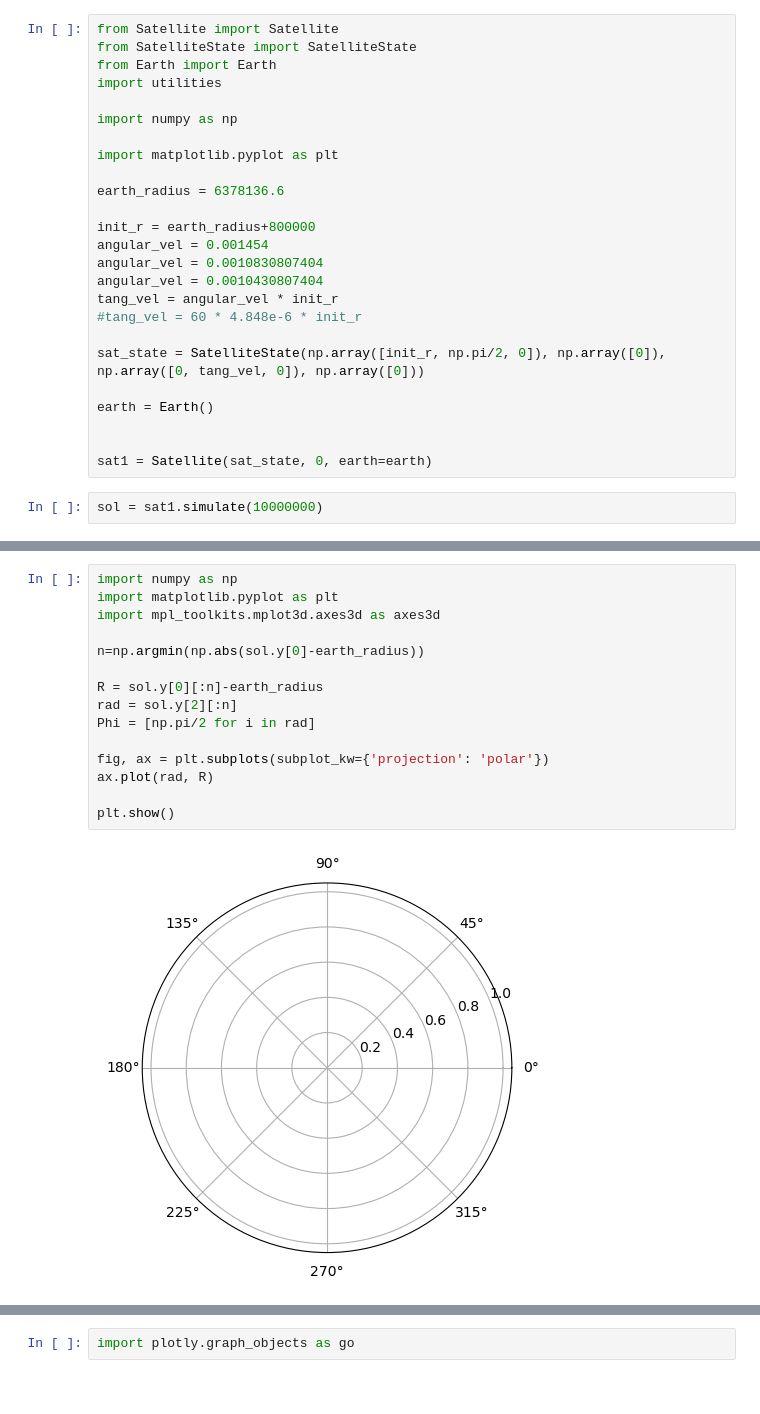
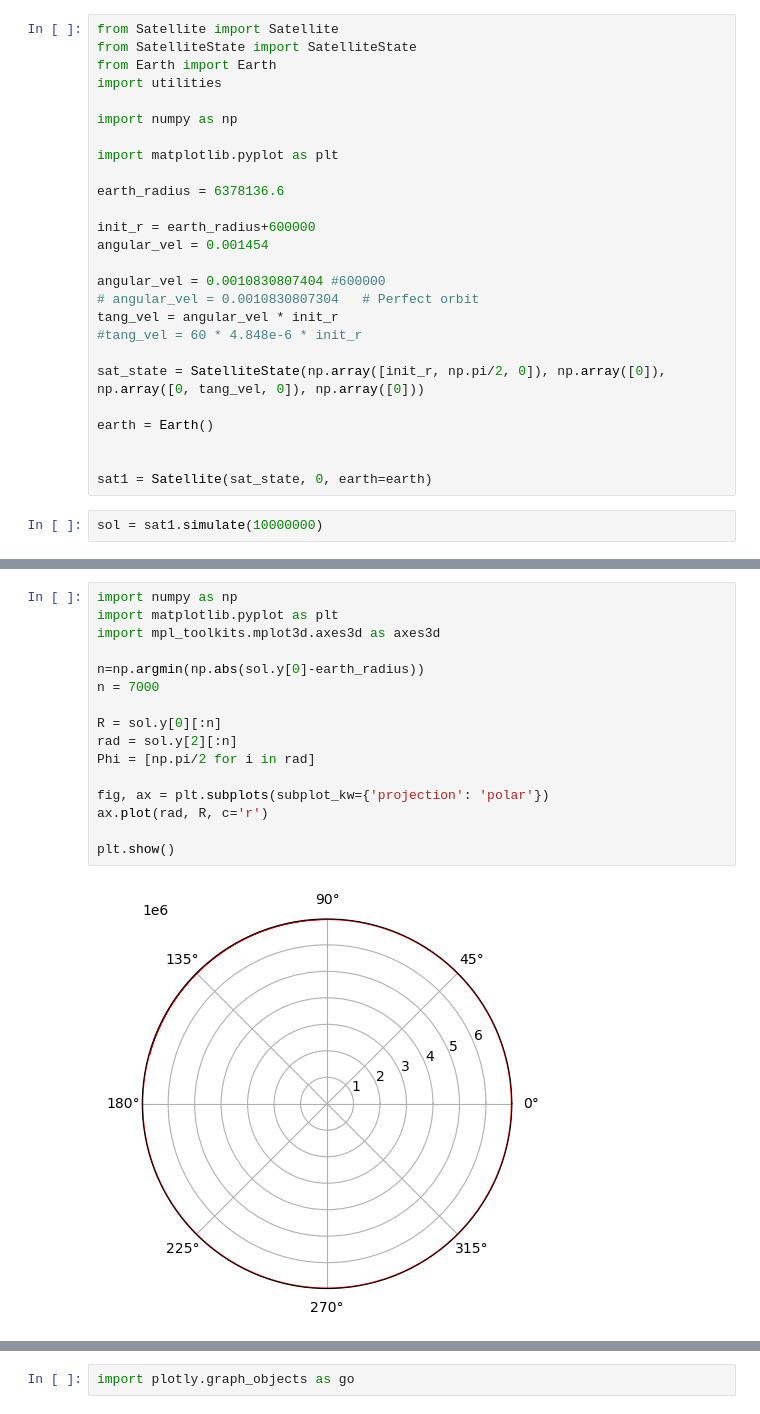
Before and after one commit to Tiangong-PMSC-Group/Satellite-Project, a Jupyter notebook: satelliteTest.ipynb, the cells around one changed output, grey strips where cells are left out. Cells and saved outputs as stored; diff of their text form.

```diff
--- a/satelliteTest.ipynb
+++ b/satelliteTest.ipynb
@@ -16,10 +16,11 @@ import matplotlib.pyplot as plt
 
 earth_radius = 6378136.6
 
-init_r = earth_radius+800000
+init_r = earth_radius+600000
 angular_vel = 0.001454
-angular_vel = 0.0010830807404
-angular_vel = 0.0010430807404
+
+angular_vel = 0.0010830807404 #600000
+# angular_vel = 0.0010830807304   # Perfect orbit
 tang_vel = angular_vel * init_r
 #tang_vel = 60 * 4.848e-6 * init_r
 
@@ -102,17 +103,18 @@ plt.show()
 # %%
 import numpy as np
 import matplotlib.pyplot as plt
 import mpl_toolkits.mplot3d.axes3d as axes3d
 
 n=np.argmin(np.abs(sol.y[0]-earth_radius))
+n = 7000
 
-R = sol.y[0][:n]-earth_radius
+R = sol.y[0][:n]
 rad = sol.y[2][:n]
 Phi = [np.pi/2 for i in rad]
 
 fig, ax = plt.subplots(subplot_kw={'projection': 'polar'})
-ax.plot(rad, R)
+ax.plot(rad, R, c='r')
 
 plt.show()
 # %% [output]
-[figure, old version]
+[figure, new version]
```
Also changed, not shown: parts of 6 cells of this notebook, 1 other file.
